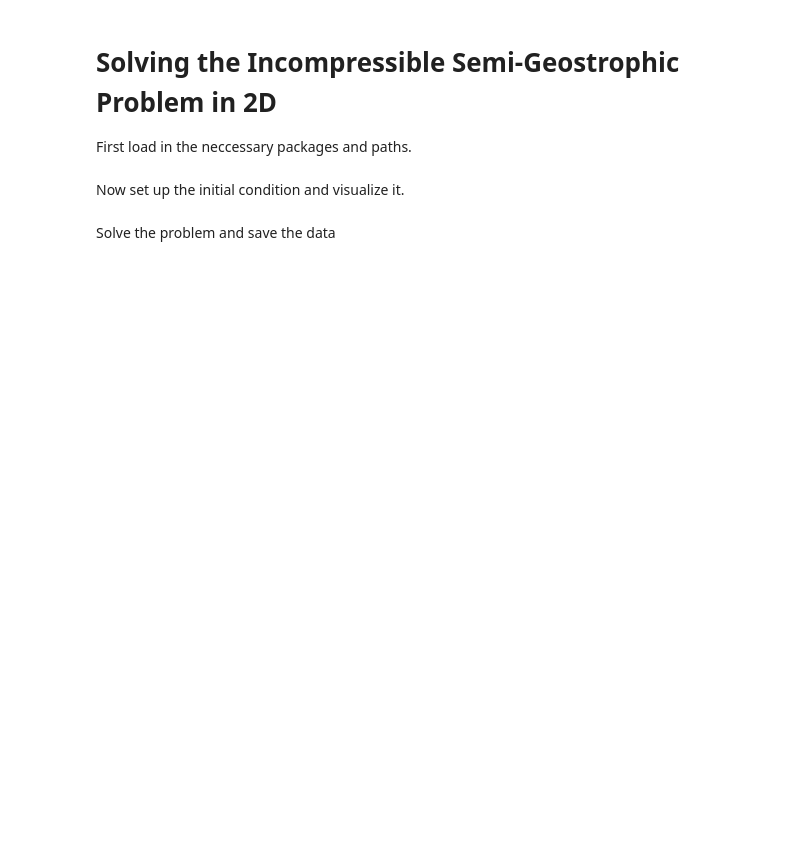
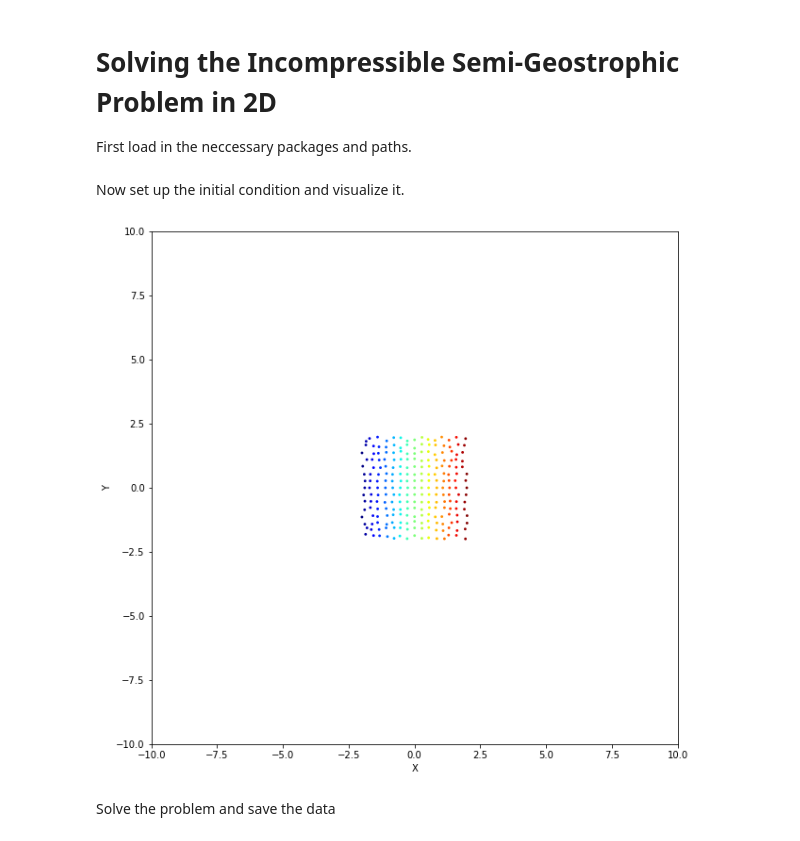
Before and after one commit to thelavier/2DIncompressibleSG, a Jupyter notebook: testspace.ipynb, the cells around one changed output. Cells and saved outputs as stored; diff of their text form; code cells hidden in the pictures; blank space fills up the shorter version.

```diff
--- a/testspace.ipynb
+++ b/testspace.ipynb
@@ -16,28 +16,30 @@ Now set up the initial condition and visualize it.
 # %%
 # Define the parameters of the system
 N = 225 #Number of seeds
 box = [-1, -1, 1, 1] #list or tuple defining domain [xmin, ymin, xmax, ymax]
 per_tol = 1e-3 #Percent tolerance
 periodic_x = True # Set the periodicity of X
 periodic_y = False # Set the periodicity of Y
 tf = 10 #Final time
 Ndt = 1000 #Number of timesteps
 
 #Initialize initial condition
-Z = ic.create_initial(N, -4, -4, 4, 4, 'lattice')
+Z = ic.create_initial(N, -2, -2, 2, 2, 'lattice')
 
 #Plot the initial condition
 
 fig = plt.figure()
 fig.set_size_inches(10, 10, True)
 ax = fig.add_subplot()
 ax.scatter(Z[:,0], Z[:,1], c = Z[:,0], cmap = 'jet', edgecolor = 'none', s = 8)
 ax.set_xlim([-10, 10])
 ax.set_ylim([-10, 10])
 ax.set_xlabel('X')
 ax.set_ylabel('Y')
 
 plt.show()
+# %% [output]
+[figure, added]
 # %% [markdown]
 Solve the problem and save the data
 # %%
```
Also changed, not shown: parts of 2 cells of this notebook.
